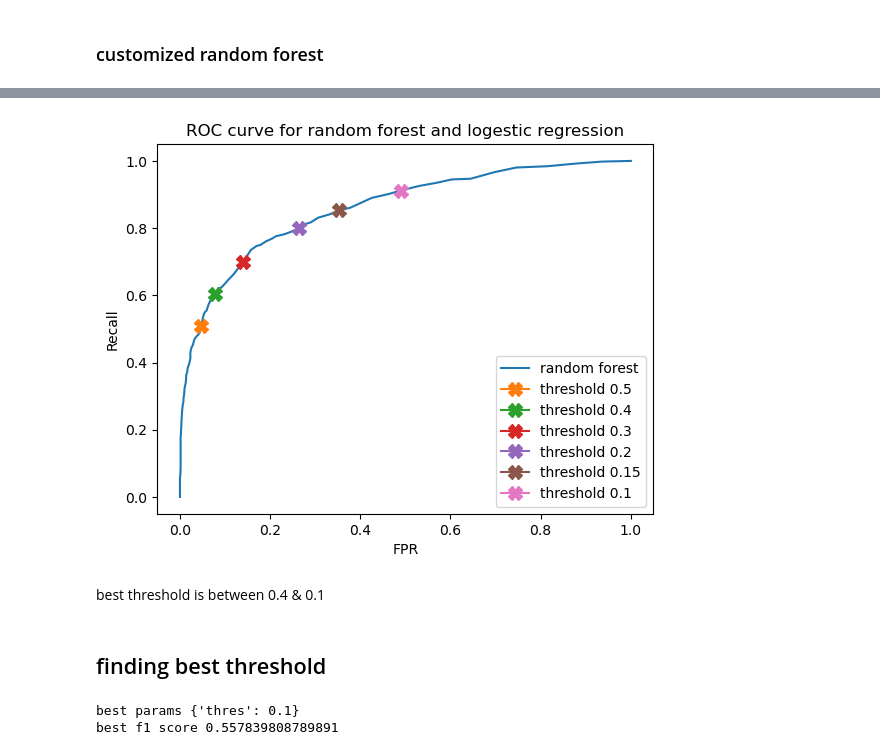
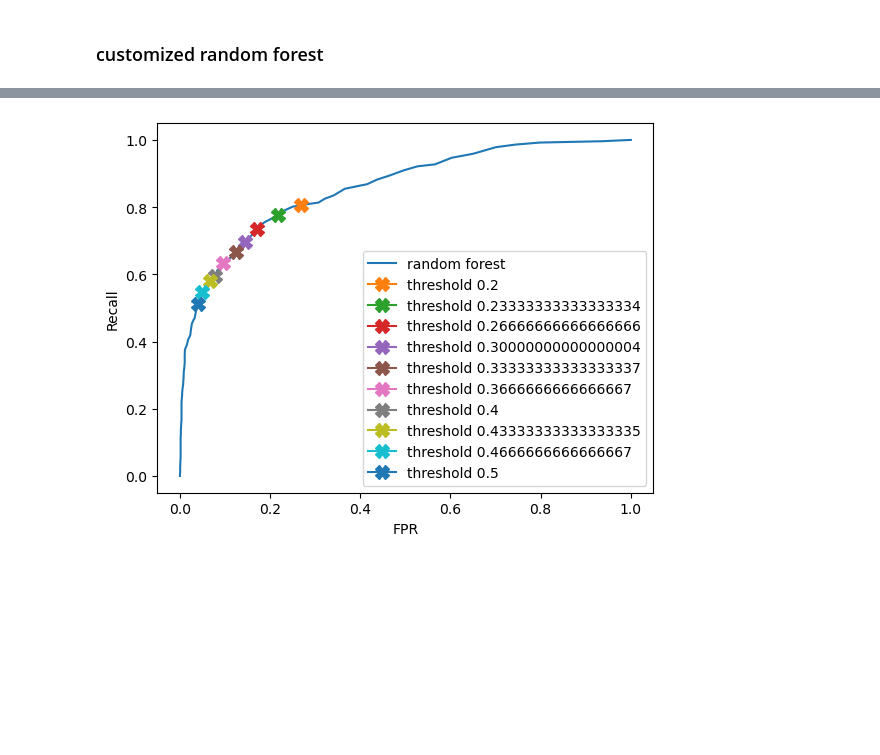
Before and after one commit to aliasghar892/bank-customer-churn-prediction, a Jupyter notebook: Bank Customer Churn Prediction.ipynb, the cells around one changed output, grey strips where cells are left out. Saved outputs shown, nothing was run; the diff lists cells and outputs as text; code cells hidden in the pictures; blank space fills up the shorter version.

Commit message:
finding best threshold, improving recall 25% with no f1score losing, tuning randomforest with grid search, fixing overfitting

```diff
--- a/Bank Customer Churn Prediction.ipynb
+++ b/Bank Customer Churn Prediction.ipynb
@@ -275,28 +289,0 @@ f1 for custom random forest with thres 0.5 : 61.1904761904762
-# %%
-plt.plot(fpr_rf,recall_rf,label = "random forest")
-
-for threshold in [0.5,0.4,0.3,0.2,0.15,0.1]:
-    Thres = np.argmin(np.abs(threshold_rf-threshold))
-    plt.plot(fpr_rf[Thres],recall_rf[Thres],marker="X",markersize=10,label = "threshold "+str(threshold))
-
-plt.title("ROC curve for random forest and logestic regression")
-plt.xlabel("FPR")
-plt.ylabel("Recall")
-plt.legend()
-plt.show()
-# %% [output]
-[figure, removed]
-# %% [markdown]
-best threshold is between 0.4 & 0.1
-# %% [markdown]
-## finding best threshold
-# %%
-from sklearn.model_selection import GridSearchCV
-grid_param = {'thres':[0.4,0.3,0.2,0.15,0.1]}
-grid_search = GridSearchCV(CRF(),grid_param,cv=2)
-grid_search.fit(X_train,Y_train)
-print("best params",grid_search.best_params_)
-print("best f1 score",grid_search.best_score_)
-# %% [output]
-best params {'thres': 0.1}
-best f1 score 0.557839808789891
@@ -304,0 +290,13 @@ best f1 score 0.557839808789891
+# %%
+plt.plot(fpr_rf,recall_rf,label = "random forest")
+thresRange = np.linspace(0.2,0.5,10)
+for threshold in thresRange:
+    Thres = np.argmin(np.abs(threshold_rf-threshold))
+    plt.plot(fpr_rf[Thres],recall_rf[Thres],marker="X",markersize=10,label = "threshold "+str(threshold))
+
+plt.xlabel("FPR")
+plt.ylabel("Recall")
+plt.legend()
+plt.show()
+# %% [output]
+[figure, added]
```
Also changed, not shown: parts of 25 cells of this notebook, 1 other file.
